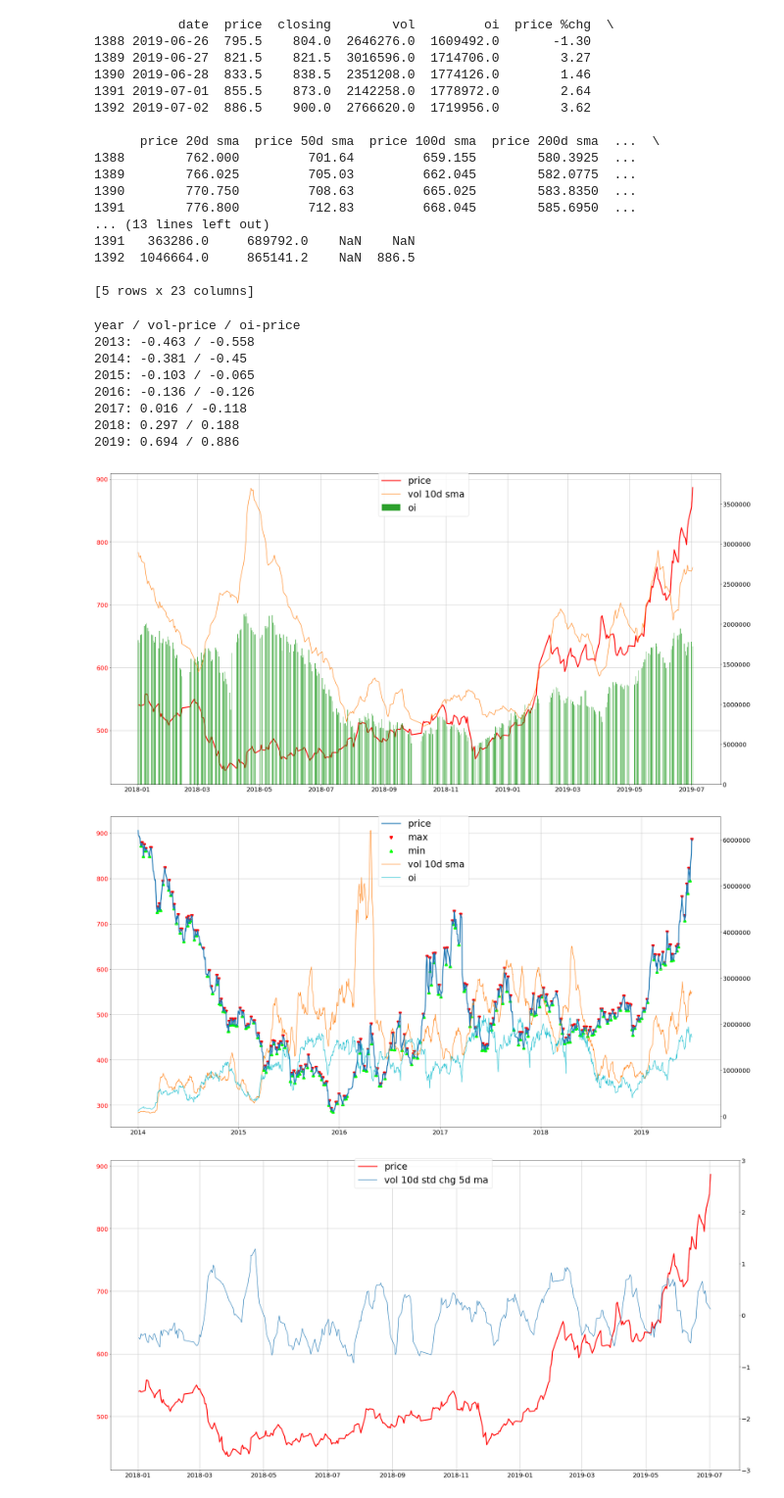
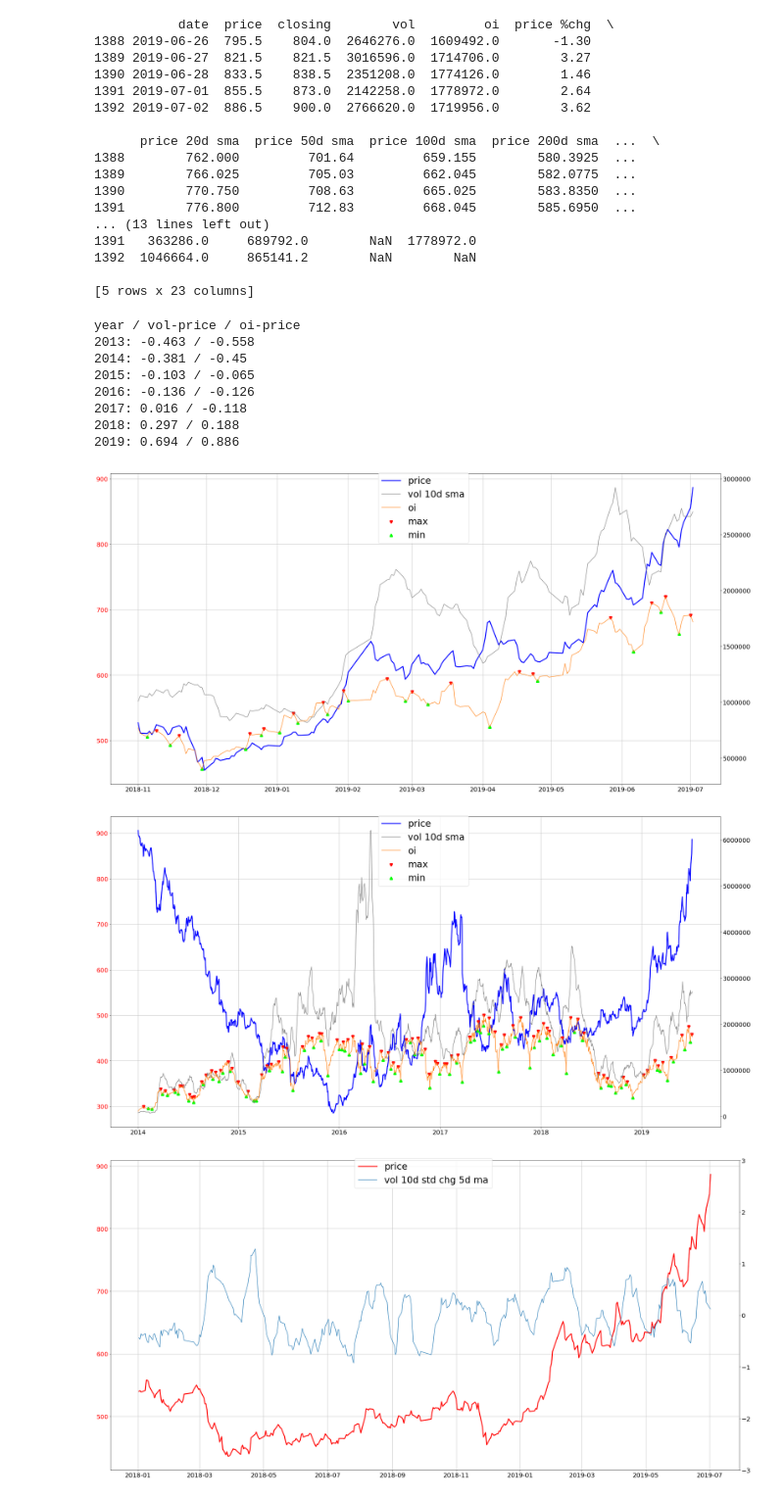
Before and after one commit to zhermin/Tivlon, a Jupyter notebook: tivlon/futures/futures.ipynb, the cells around one changed output. Shown at 98% size. Saved outputs shown, nothing was run; the diff lists cells and outputs as text; code cells hidden in the pictures.

```diff
--- a/tivlon/futures/futures.ipynb
+++ b/tivlon/futures/futures.ipynb
@@ -40,9 +40,9 @@ df["diff 5d sma"] = df["diff"].rolling(5).mean()
 # ilocs_min = argrelextrema(df["price"].values, np.less_equal, order=3)[0]
 # ilocs_max = argrelextrema(df["price"].values, np.greater_equal, order=3)[0]
 
-order=2
-df['min'] = df.iloc[argrelextrema(df["price"].values, np.less_equal, order=order)[0]]['price']
-df['max'] = df.iloc[argrelextrema(df["price"].values, np.greater_equal, order=order)[0]]['price']
+order=3
+df['min'] = df.iloc[argrelextrema(df["oi"].values, np.less_equal, order=order)[0]]["oi"]
+df['max'] = df.iloc[argrelextrema(df["oi"].values, np.greater_equal, order=order)[0]]["oi"]
 
 print(df.tail(5))
 # %% [output]
@@ -59,8 +59,8 @@ print(df.tail(5))
 1390        770.750         708.63         665.025        583.8350  ...
 1391        776.800         712.83         668.045        585.6950  ...
 ... (13 lines left out)
-1391   363286.0     689792.0    NaN    NaN
-1392  1046664.0     865141.2    NaN  886.5
+1391   363286.0     689792.0        NaN  1778972.0
+1392  1046664.0     865141.2        NaN        NaN
 
 [5 rows x 23 columns]
 # %%
@@ -78,41 +78,43 @@ year / vol-price / oi-price
 2018: 0.297 / 0.188
 2019: 0.694 / 0.886
 # %%
-this_df = df[(df['date'] >= '2018-1-1')]
+this_df = df[(df['date'] >= '2018-11-1')]
 fig, ax1 = plt.subplots()
 #plt.xticks(rotation=45)
 
 color="red"
 #ax1.set_xlabel('date')
-ax1.plot(this_df["date"], this_df["price"], color=color, linewidth=3, label="price")
+ax1.plot(this_df["date"], this_df["price"], color="blue", linewidth=3, label="price")
 ax1.tick_params(axis='y', labelcolor=color)
 
 ax1.grid(True)
 
 ax2 = ax1.twinx()
 
 #ax2.bar(this_df["date"], this_df["vol"], color="tab:orange", label="vol", width=0.25)
 #ax2.plot(this_df["date"], this_df["vol 5d sma"], color="tab:blue", label="vol 5d sma")
-ax2.plot(this_df["date"], this_df["vol 10d sma"], color="tab:orange", label="vol 10d sma")
+ax2.plot(this_df["date"], this_df["vol 10d sma"], color="tab:grey", label="vol 10d sma")
 #ax2.plot(this_df["date"], this_df["vol 7d sma"], color="tab:pink", label="vol 7d sma")
 #ax2.plot(this_df["date"], this_df["oi"], color="tab:orange", label="oi 5d sma")
 
-ax2.bar(this_df["date"], this_df["oi"], color="tab:green", label="oi", width=0.5)
+ax2.plot(this_df["date"], this_df["oi"], color="tab:orange", label="oi")
 #ax2.plot(this_df["date"], this_df["diff 5d sma"], color="tab:purple", label="diff 5d sma")
+
+ax2.scatter(this_df["date"], this_df["max"], lw=5, color="red", marker="v")
+ax2.scatter(this_df["date"], this_df["min"], lw=5, color="lime", marker="^")
 
 fig.tight_layout()
 fig.legend(loc=9, prop={'size': 30})
 plt.show()
 # %% [output]
-[figure, old version]
+[figure, new version]
 # %%
 this_df = df[(df['date'] >= '2014-1-1')]
 fig, ax1 = plt.subplots()
 
 color="red"
-ax1.plot(this_df["date"], this_df["price"], color="tab:blue", linewidth=3, label="price")
-ax1.scatter(this_df["date"], this_df["max"], lw=5, color="red", marker="v")
-ax1.scatter(this_df["date"], this_df["min"], lw=5, color="lime", marker="^")
+ax1.plot(this_df["date"], this_df["price"], color="blue", linewidth=3, label="price")
+
 
 ax1.tick_params(axis='y', labelcolor=color)
 ax1.grid(True)
@@ -121,8 +123,10 @@ ax2 = ax1.twinx()
 
 #ax2.plot(this_df["date"], this_df["vol sma"], color="tab:blue", label="vol 5d sma")
 
-ax2.plot(this_df["date"], this_df["vol 10d sma"], color="tab:orange", label="vol 10d sma")
-ax2.plot(this_df["date"], this_df["oi"], color="tab:cyan", label="oi")
+ax2.plot(this_df["date"], this_df["vol 10d sma"], color="tab:grey", label="vol 10d sma")
+ax2.plot(this_df["date"], this_df["oi"], color="tab:orange", label="oi")
+ax2.scatter(this_df["date"], this_df["max"], lw=5, color="red", marker="v")
+ax2.scatter(this_df["date"], this_df["min"], lw=5, color="lime", marker="^")
 
 #ax2.bar(this_df["date"], this_df["vol std"], color="tab:green", label="vol 5d std", width=0.5)
 
@@ -130,7 +134,7 @@ fig.tight_layout()
 fig.legend(loc=9, prop={'size': 30})
 plt.show()
 # %% [output]
-[figure, old version]
+[figure, new version]
 # %%
 this_df = df[(df['date'] >= '2018-1-1')]
 fig, ax1 = plt.subplots()
```
